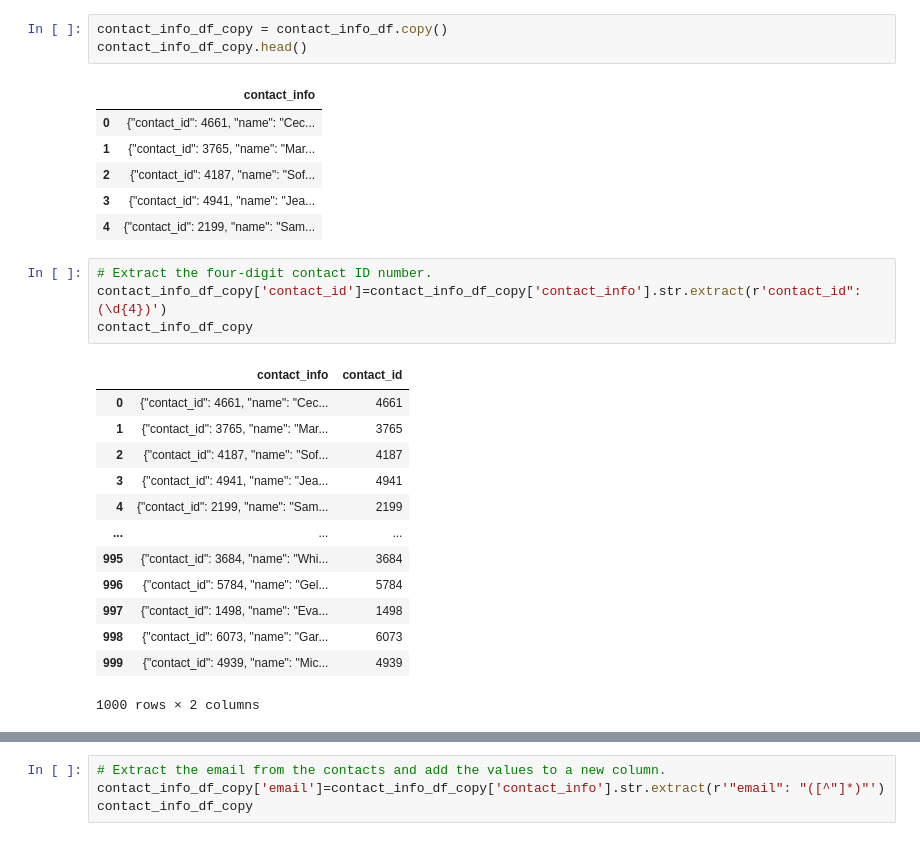
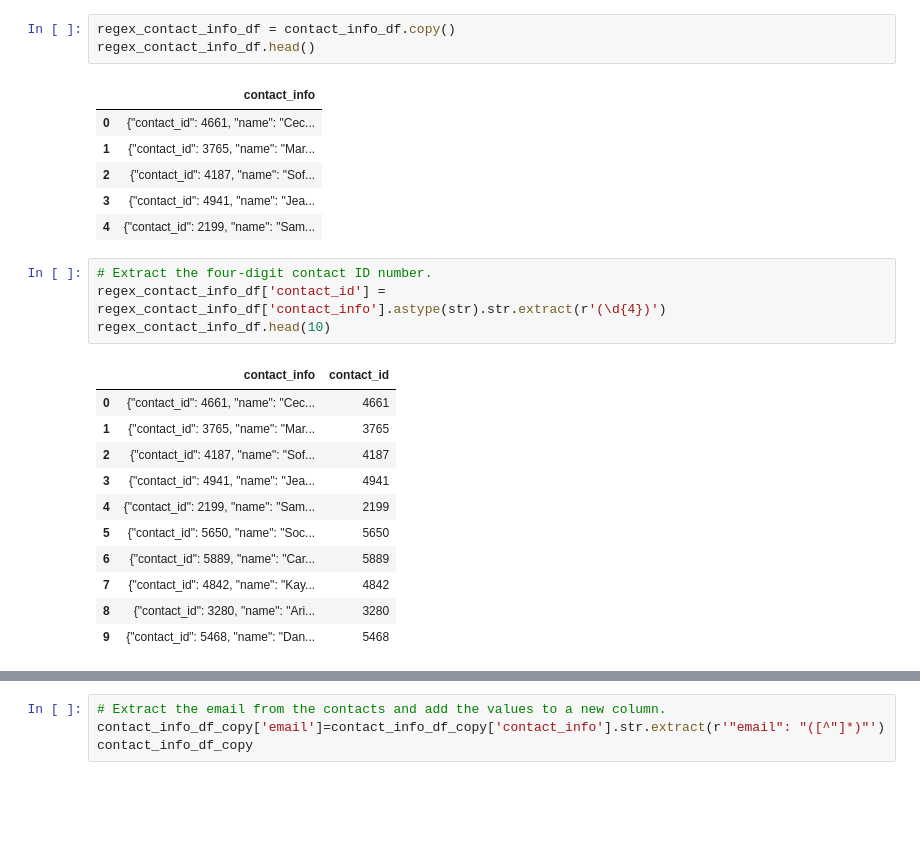
Before and after one commit to Cadeem-M/Crowdfunding_ETL, a Jupyter notebook: Crowdfunding/ETL_Mini_Project_SGodax_CMusgrove.ipynb, the cells around one changed output, grey strips where cells are left out. Cells and saved outputs as stored; diff of their text form; blank space fills up the shorter version.

Commit message:
update option 2 regex section

```diff
--- a/Crowdfunding/ETL_Mini_Project_SGodax_CMusgrove.ipynb
+++ b/Crowdfunding/ETL_Mini_Project_SGodax_CMusgrove.ipynb
@@ -480,8 +480,8 @@ reordered_columns.to_csv("Resources/contacts.csv", encoding='utf8', index=False)
 # %% [markdown]
 ### Option 2: Use regex to create the contacts DataFrame.
 # %%
-contact_info_df_copy = contact_info_df.copy()
-contact_info_df_copy.head()
+regex_contact_info_df = contact_info_df.copy()
+regex_contact_info_df.head()
 # %% [output]
 |  | contact_info |
 | 0 | {"contact_id": 4661, "name": "Cec... |
@@ -491,21 +491,19 @@ contact_info_df_copy.head()
 | 4 | {"contact_id": 2199, "name": "Sam... |
 # %%
 # Extract the four-digit contact ID number.
-contact_info_df_copy['contact_id']=contact_info_df_copy['contact_info'].str.extract(r'contact_id": (\d{4})')
-contact_info_df_copy
+regex_contact_info_df['contact_id'] = regex_contact_info_df['contact_info'].astype(str).str.extract(r'(\d{4})')
+regex_contact_info_df.head(10)
 # %% [output]
 |  | contact_info | contact_id |
 | 0 | {"contact_id": 4661, "name": "Cec... | 4661 |
 | 1 | {"contact_id": 3765, "name": "Mar... | 3765 |
 | 2 | {"contact_id": 4187, "name": "Sof... | 4187 |
 | 3 | {"contact_id": 4941, "name": "Jea... | 4941 |
 | 4 | {"contact_id": 2199, "name": "Sam... | 2199 |
-| ... | ... | ... |
-| 995 | {"contact_id": 3684, "name": "Whi... | 3684 |
-| 996 | {"contact_id": 5784, "name": "Gel... | 5784 |
-| 997 | {"contact_id": 1498, "name": "Eva... | 1498 |
-| 998 | {"contact_id": 6073, "name": "Gar... | 6073 |
-| 999 | {"contact_id": 4939, "name": "Mic... | 4939 |
+| 5 | {"contact_id": 5650, "name": "Soc... | 5650 |
+| 6 | {"contact_id": 5889, "name": "Car... | 5889 |
+| 7 | {"contact_id": 4842, "name": "Kay... | 4842 |
+| 8 | {"contact_id": 3280, "name": "Ari... | 3280 |
+| 9 | {"contact_id": 5468, "name": "Dan... | 5468 |
-1000 rows × 2 columns
 # %%
 # Check the datatypes.
```
Also changed, not shown: parts of 8 cells of this notebook.
